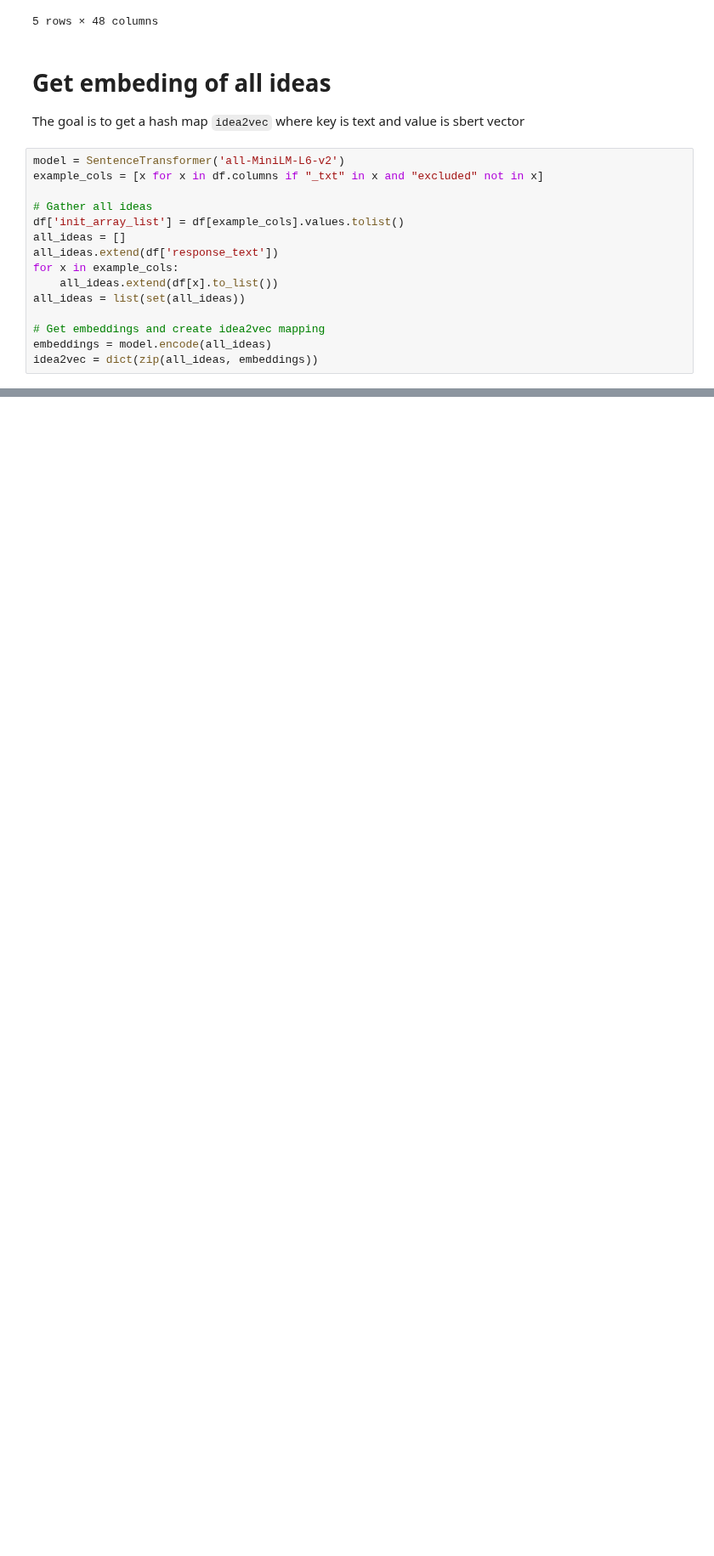
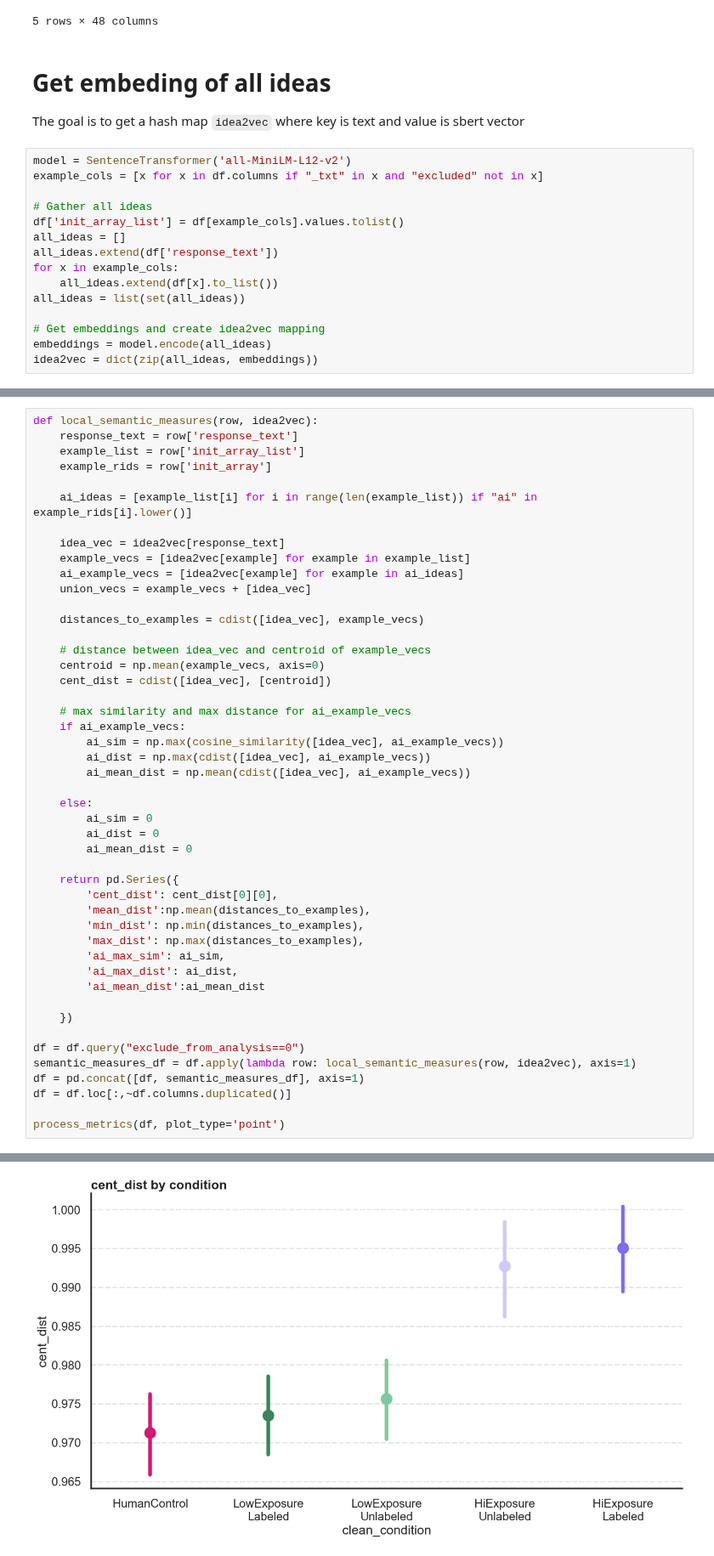
Before and after one commit to josh-ashkinaze/net_create, a Jupyter notebook: scripts/analyze_experiment/diversity_metrics.ipynb, the cells around one changed output, grey strips where cells are left out. Shown at 85% size. Cells and saved outputs as stored; diff of their text form; blank space fills up the shorter version.

```diff
--- a/scripts/analyze_experiment/diversity_metrics.ipynb
+++ b/scripts/analyze_experiment/diversity_metrics.ipynb
@@ -85,7 +87,7 @@ df.head()
 
 The goal is to get a hash map `idea2vec` where key is text and value is sbert vector
 # %%
-model = SentenceTransformer('all-MiniLM-L6-v2')
+model = SentenceTransformer('all-MiniLM-L12-v2')
 example_cols = [x for x in df.columns if "_txt" in x and "excluded" not in x]
 
 # Gather all ideas
@@ -285,0 +236,48 @@ We conducted a Kruskal Wallis test and found ai_dist differed by clean_condition
+# %%
+def local_semantic_measures(row, idea2vec):
+    response_text = row['response_text']
+    example_list = row['init_array_list']
+    example_rids = row['init_array']
+
+    ai_ideas = [example_list[i] for i in range(len(example_list)) if "ai" in example_rids[i].lower()]
+
+    idea_vec = idea2vec[response_text]
+    example_vecs = [idea2vec[example] for example in example_list]
+    ai_example_vecs = [idea2vec[example] for example in ai_ideas]
+    union_vecs = example_vecs + [idea_vec]
+
+    distances_to_examples = cdist([idea_vec], example_vecs)
+
+    # distance between idea_vec and centroid of example_vecs
+    centroid = np.mean(example_vecs, axis=0)
+    cent_dist = cdist([idea_vec], [centroid])
+
+    # max similarity and max distance for ai_example_vecs
+    if ai_example_vecs:
+        ai_sim = np.max(cosine_similarity([idea_vec], ai_example_vecs))
+        ai_dist = np.max(cdist([idea_vec], ai_example_vecs))
+        ai_mean_dist = np.mean(cdist([idea_vec], ai_example_vecs))
+
+    else:
+        ai_sim = 0
+        ai_dist = 0
+        ai_mean_dist = 0
+
+    return pd.Series({
+        'cent_dist': cent_dist[0][0],
+        'mean_dist':np.mean(distances_to_examples),
+        'min_dist': np.min(distances_to_examples),
+        'max_dist': np.max(distances_to_examples),
+        'ai_max_sim': ai_sim,
+        'ai_max_dist': ai_dist,
+        'ai_mean_dist':ai_mean_dist
+
+    })
+
+df = df.query("exclude_from_analysis==0")
+semantic_measures_df = df.apply(lambda row: local_semantic_measures(row, idea2vec), axis=1)
+df = pd.concat([df, semantic_measures_df], axis=1)
+df = df.loc[:,~df.columns.duplicated()]
+
+process_metrics(df, plot_type='point')
+# %% [output]
@@ -285,0 +297 @@ We conducted a Kruskal Wallis test and found ai_dist differed by clean_condition
+[figure, added]
```
Also changed, not shown: parts of 10 cells of this notebook.
